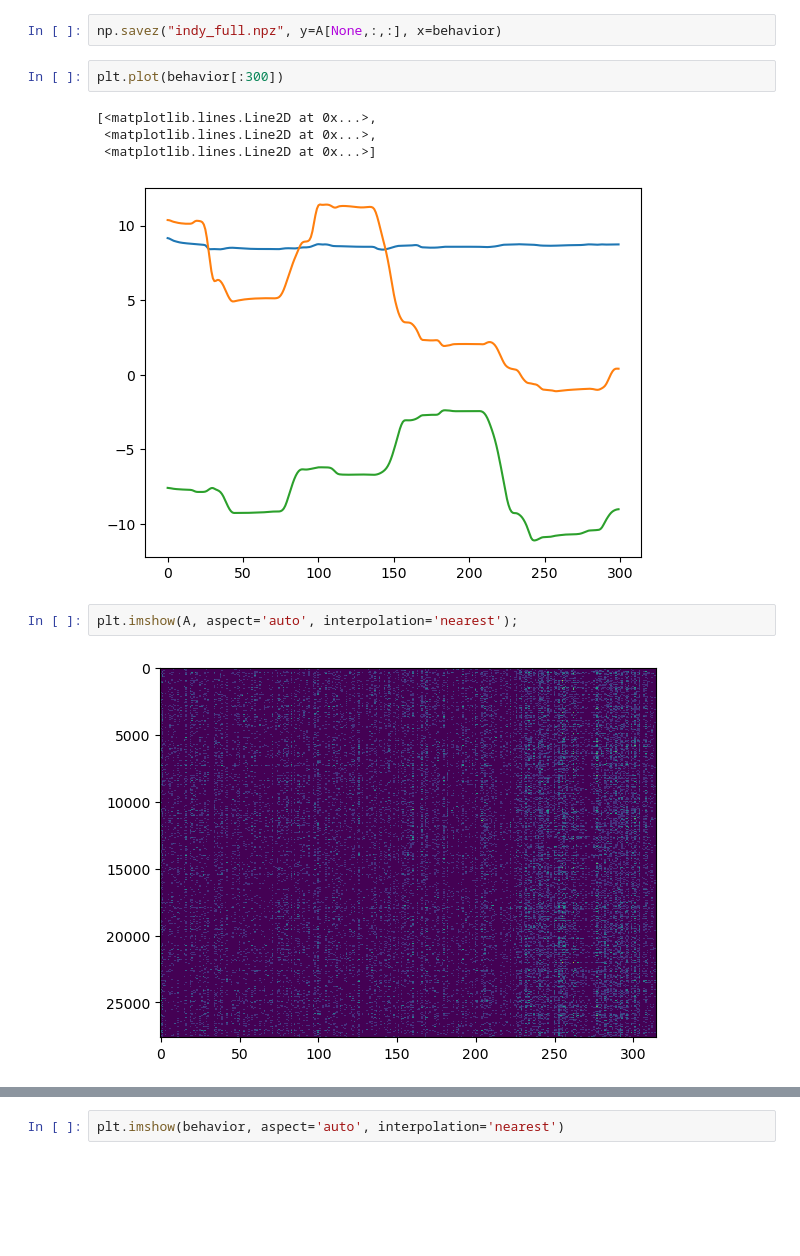
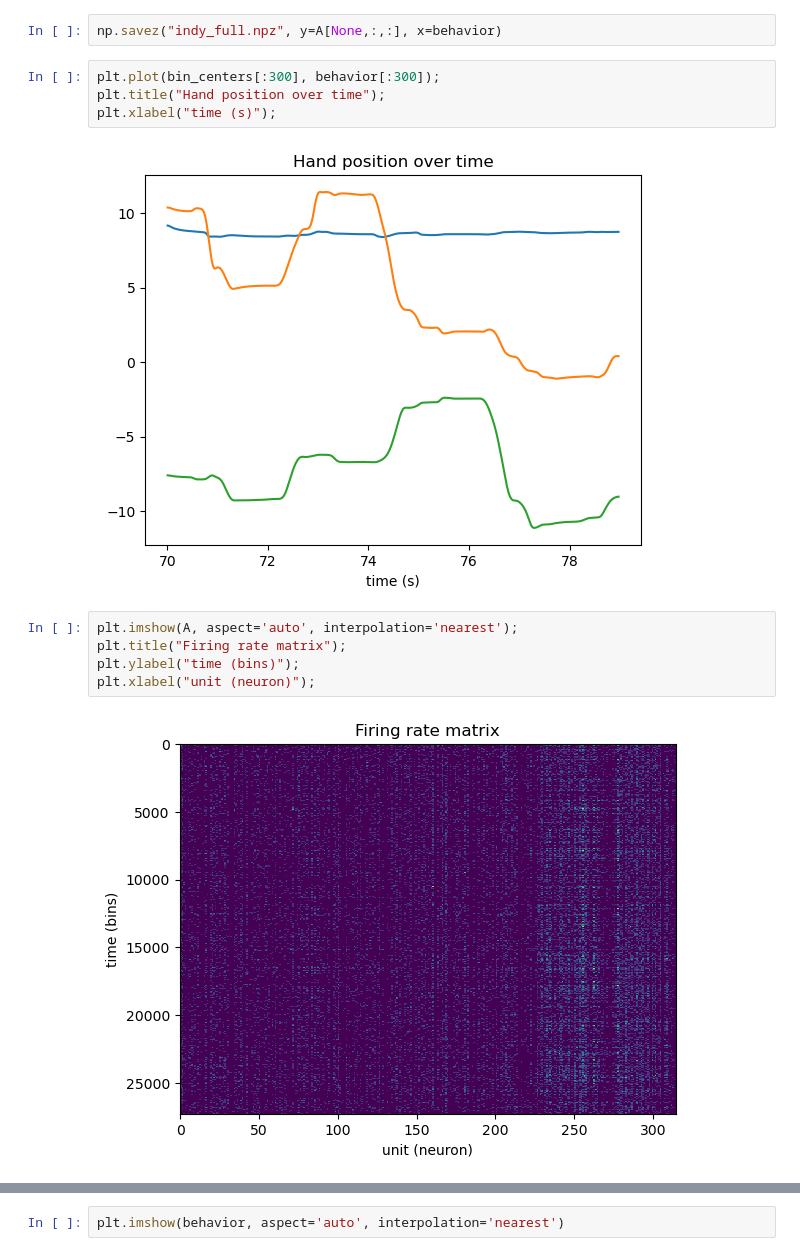
Before and after one commit to draeloslab/Bubblewrap, a Jupyter notebook: generated/datasets/dataset_processor.ipynb, the cells around one changed output, grey strips where cells are left out. Drawn from its saved outputs; the diff is of its cells as text; blank space fills up the shorter version.

```diff
--- a/generated/datasets/dataset_processor.ipynb
+++ b/generated/datasets/dataset_processor.ipynb
@@ -52,14 +52,16 @@ bin_centers, behavior, A = bin_centers[mask], behavior[mask], A[mask]
 # %%
 np.savez("indy_full.npz", y=A[None,:,:], x=behavior)
 # %%
-plt.plot(behavior[:300])
+plt.plot(bin_centers[:300], behavior[:300]);
+plt.title("Hand position over time");
+plt.xlabel("time (s)");
 # %% [output]
-[<matplotlib.lines.Line2D at 0x...>,
- <matplotlib.lines.Line2D at 0x...>,
- <matplotlib.lines.Line2D at 0x...>]
-[figure, old version]
+[figure, new version]
 # %%
 plt.imshow(A, aspect='auto', interpolation='nearest');
+plt.title("Firing rate matrix");
+plt.ylabel("time (bins)");
+plt.xlabel("unit (neuron)");
 # %% [output]
-[figure, old version]
+[figure, new version]
 # %%
```
Also changed, not shown: parts of 1 cell of this notebook, 5 other files.
